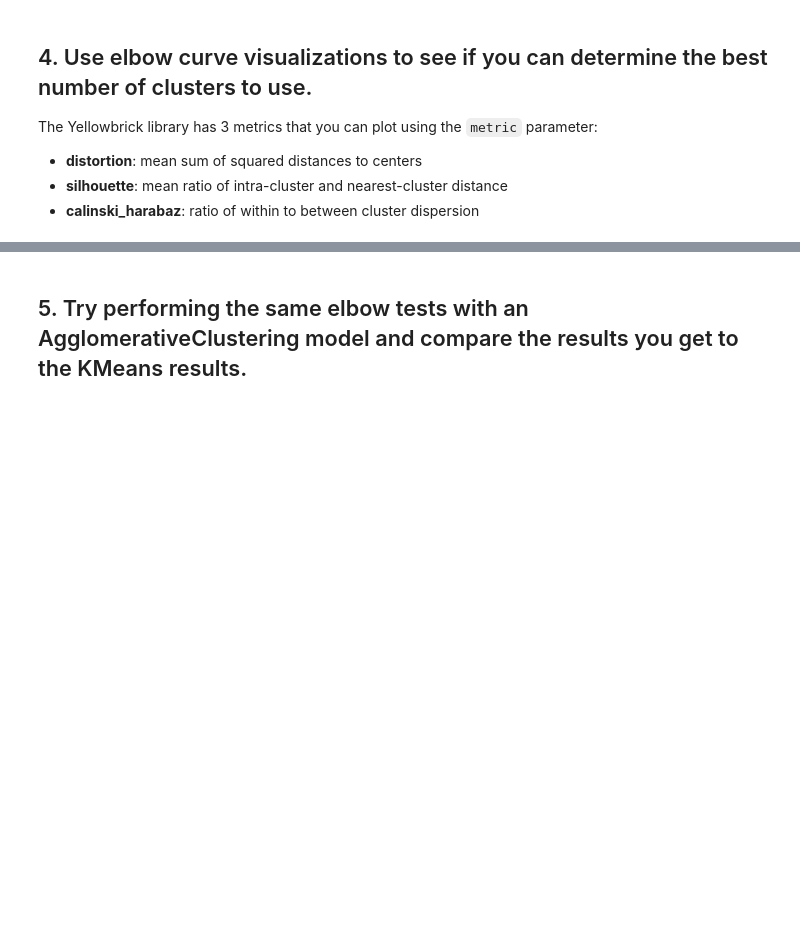
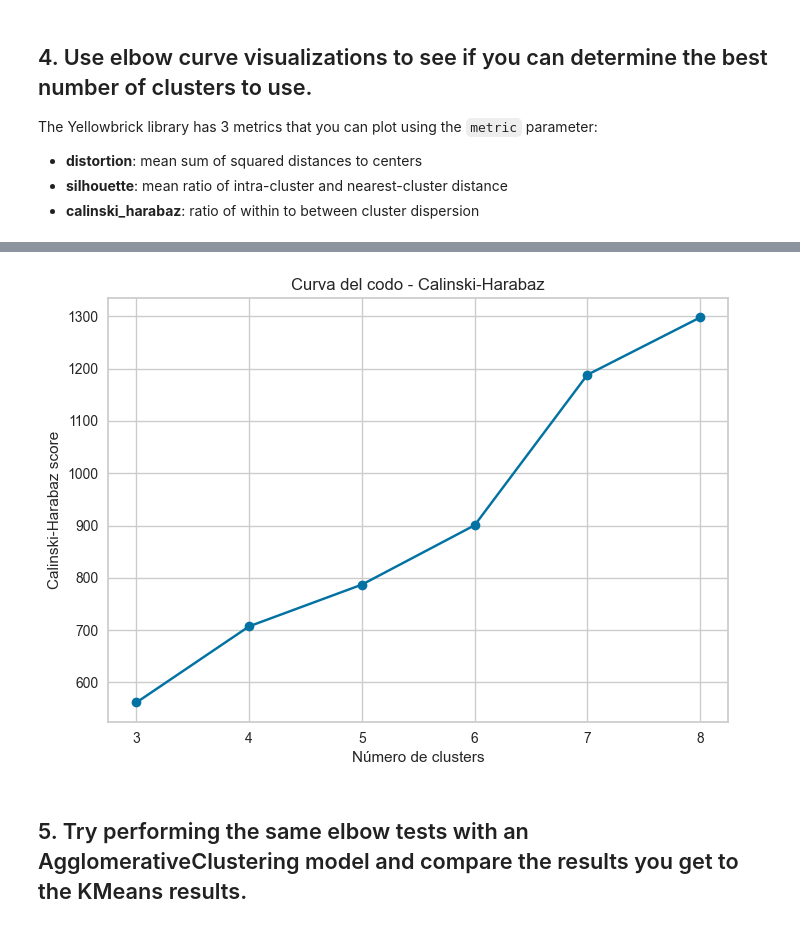
Before and after one commit to Ironhack-Data-Madrid-Abril-2023/7.4-lab_unsupervised_learning_evaluation, a Jupyter notebook: your-code/main.ipynb, the cells around one changed output, grey strips where cells are left out. Cells and saved outputs as stored; diff of their text form; code cells hidden in the pictures; blank space fills up the shorter version.

```diff
--- a/your-code/main.ipynb
+++ b/your-code/main.ipynb
@@ -81,2 +97,25 @@ The Yellowbrick library has 3 metrics that you can plot using the `metric` param
+# %%
+import numpy as np
+import matplotlib.pyplot as plt
+from sklearn.cluster import KMeans
+from sklearn.metrics import calinski_harabasz_score
+
+clusters = range(3, 9)
+scores = []
+
+for n_clusters in clusters:
+    model = KMeans(n_clusters=n_clusters)
+    labels = model.fit_predict(X)
+    score = calinski_harabasz_score(X, labels)
+    scores.append(score)
+
+# Graficar la curva del codo con la métrica calinski_harabaz
+plt.plot(clusters, scores, marker='o')
+plt.xlabel('Número de clusters')
+plt.ylabel('Calinski-Harabaz score')
+plt.title('Curva del codo - Calinski-Harabaz')
+plt.show()
+# %% [output]
+[figure, added]
 # %% [markdown]
 ## 5. Try performing the same elbow tests with an AgglomerativeClustering model and compare the results you get to the KMeans results.
```
Also changed, not shown: parts of 9 cells of this notebook.
